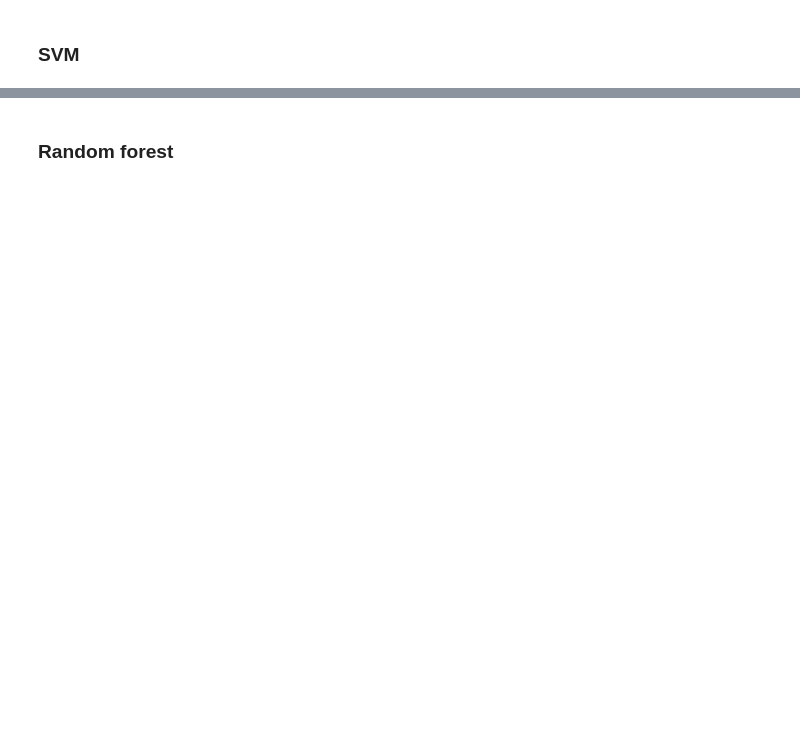
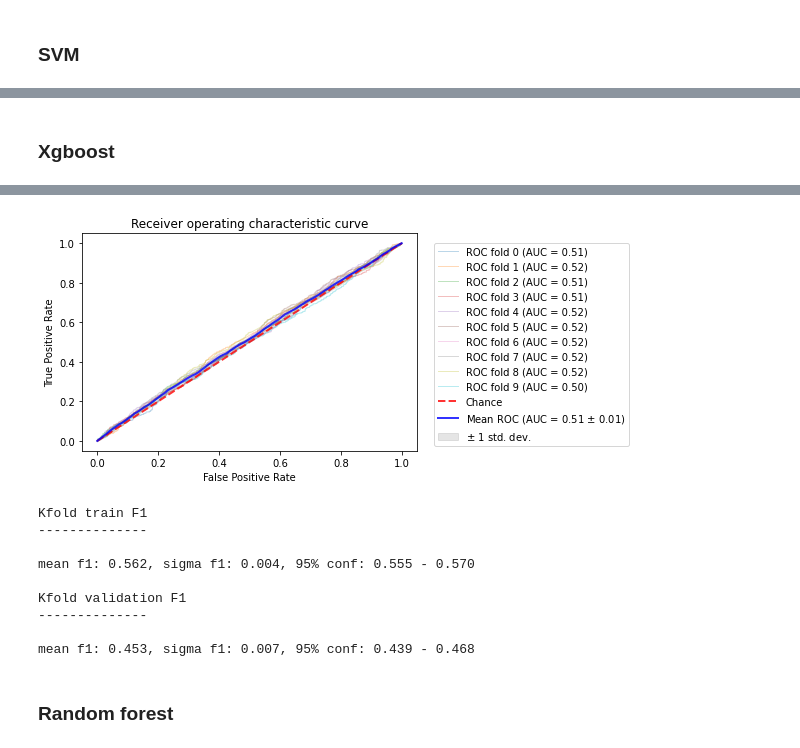
Before and after one commit to MatthewZid/ErgasiaML, a Jupyter notebook: src/personalityML.ipynb, the cells around one changed output, grey strips where cells are left out. Drawn from its saved outputs; the diff is of its cells as text; code cells hidden in the pictures; blank space fills up the shorter version.

```diff
--- a/src/personalityML.ipynb
+++ b/src/personalityML.ipynb
@@ -706,0 +657,9 @@ mean f1: 0.438, sigma f1: 0.003, 95% conf: 0.432 - 0.445
+# %% [markdown]
+### Xgboost
+# %%
+from xgboost import XGBClassifier
+from sklearn.model_selection import cross_val_score
+
+clf = XGBClassifier(objective ='reg:linear')
+best_clf = clf_kfold(X_train, y_train, clf)
+# %% [output]
@@ -707,3 +677,13 @@ mean f1: 0.438, sigma f1: 0.003, 95% conf: 0.432 - 0.445
+[figure, added]
+Kfold train F1
+--------------
+
+mean f1: 0.562, sigma f1: 0.004, 95% conf: 0.555 - 0.570
+
+Kfold validation F1
+--------------
+
+mean f1: 0.453, sigma f1: 0.007, 95% conf: 0.439 - 0.468
 # %% [markdown]
 ### Random forest
 # %%
```
Also changed, not shown: parts of 33 cells of this notebook.
